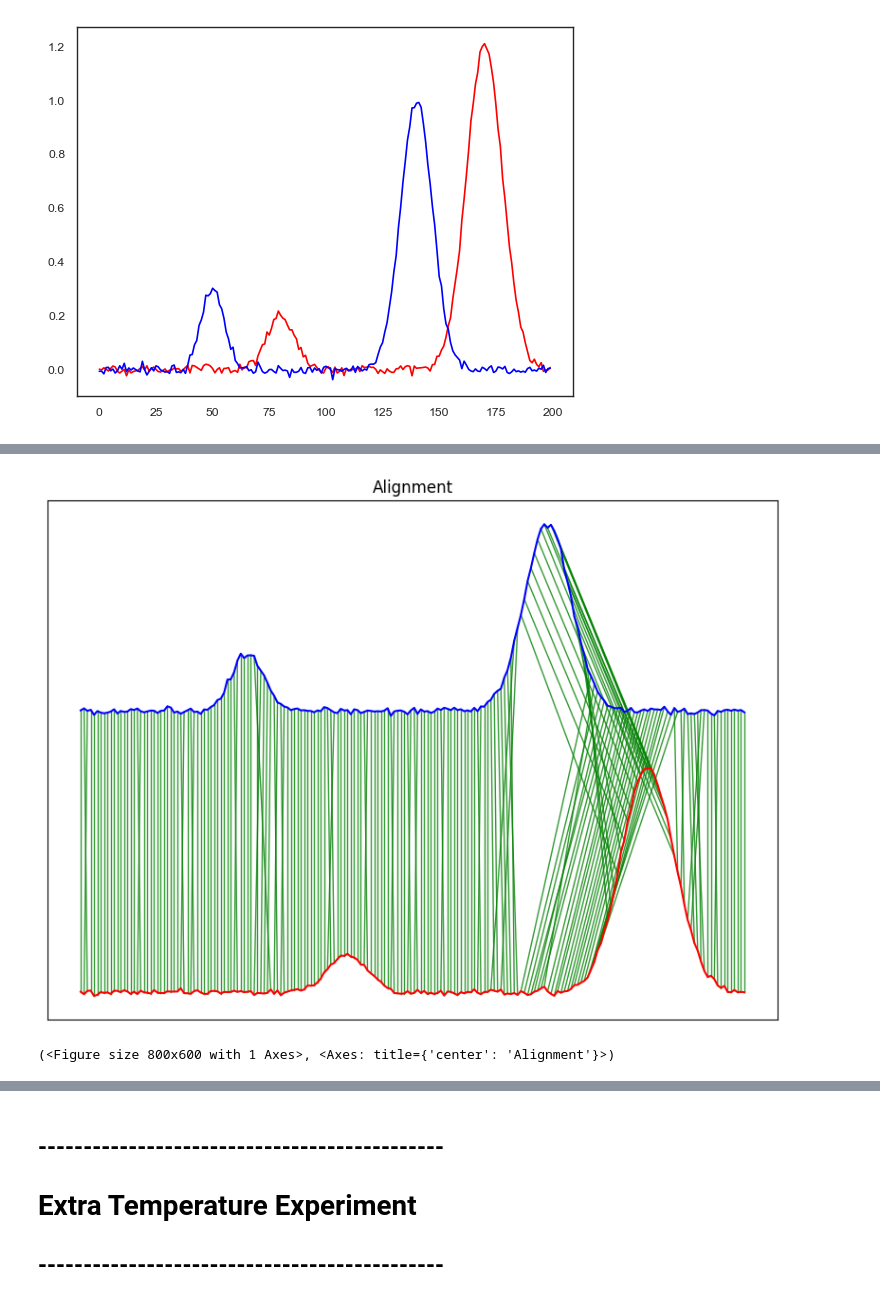
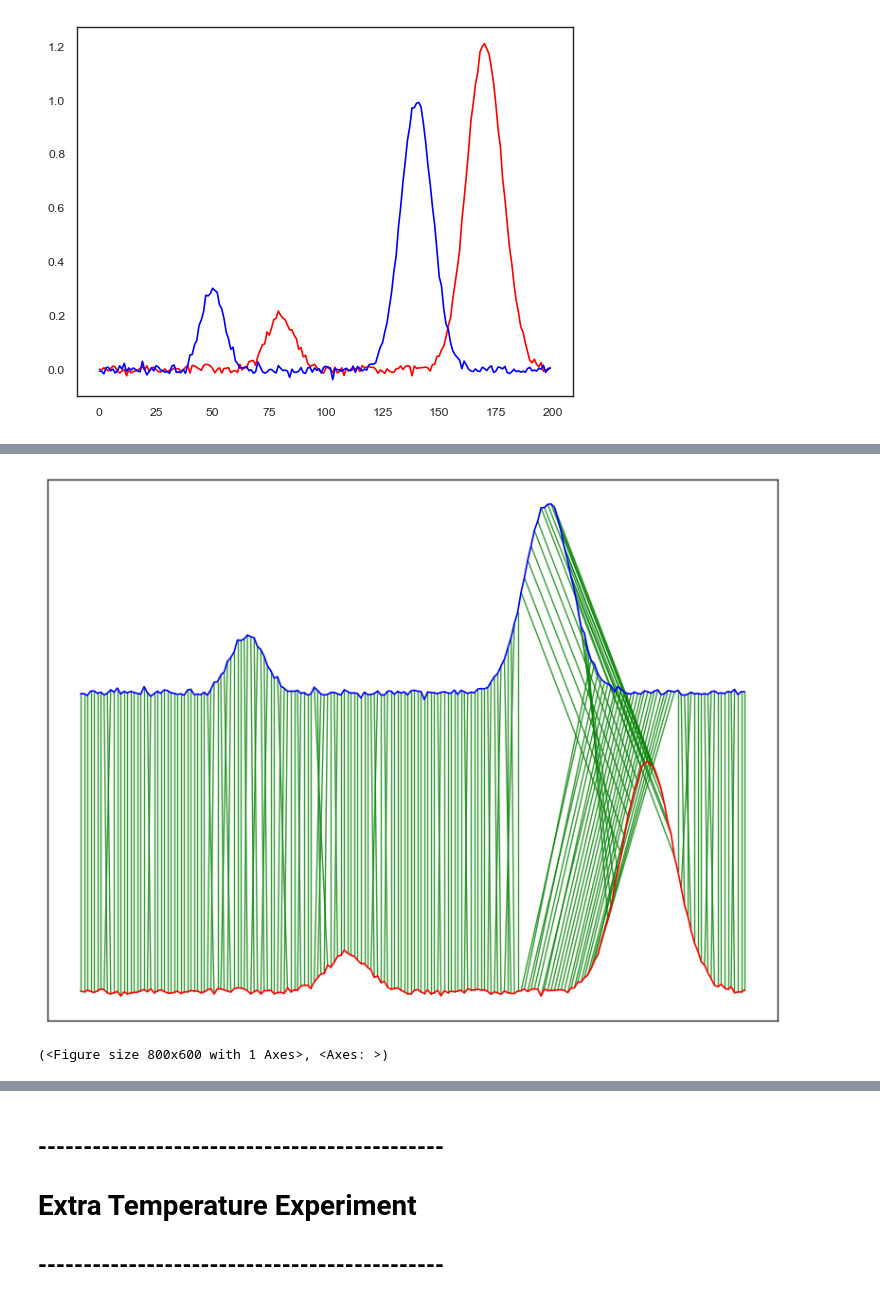
Before and after one commit to Thai-npd/TiOT-code, a Jupyter notebook: alignment_visual.ipynb, the cells around one changed output, grey strips where cells are left out. Saved outputs shown, nothing was run; the diff lists cells and outputs as text; code cells hidden in the pictures.

```diff
--- a/alignment_visual.ipynb
+++ b/alignment_visual.ipynb
@@ -198,9 +198,9 @@ plot_alignment(x, y, pi, filename='Alignment2_wopt')
 # %%
 d, pi = TiOT_lib.TAOT(x, y, w =  w_opt/3)
 mapping = [(i,j, pi[i][j]) for i in range(len(pi[0])) for j in range(len(pi))]
-plot_alignment(x, y, filename='Alignment2_w1')
+plot_alignment(x, y, pi, filename='Alignment2_w1')
 # %% [output]
-[figure, old version]
+[figure, new version]
-(<Figure size 800x600 with 1 Axes>, <Axes: title={'center': 'Alignment'}>)
+(<Figure size 800x600 with 1 Axes>, <Axes: >)
 # %%
 d, pi = TiOT_lib.TAOT(x, y, w =  w_opt/3 + 2/3)
```
Also changed, not shown: parts of 3 cells of this notebook.
